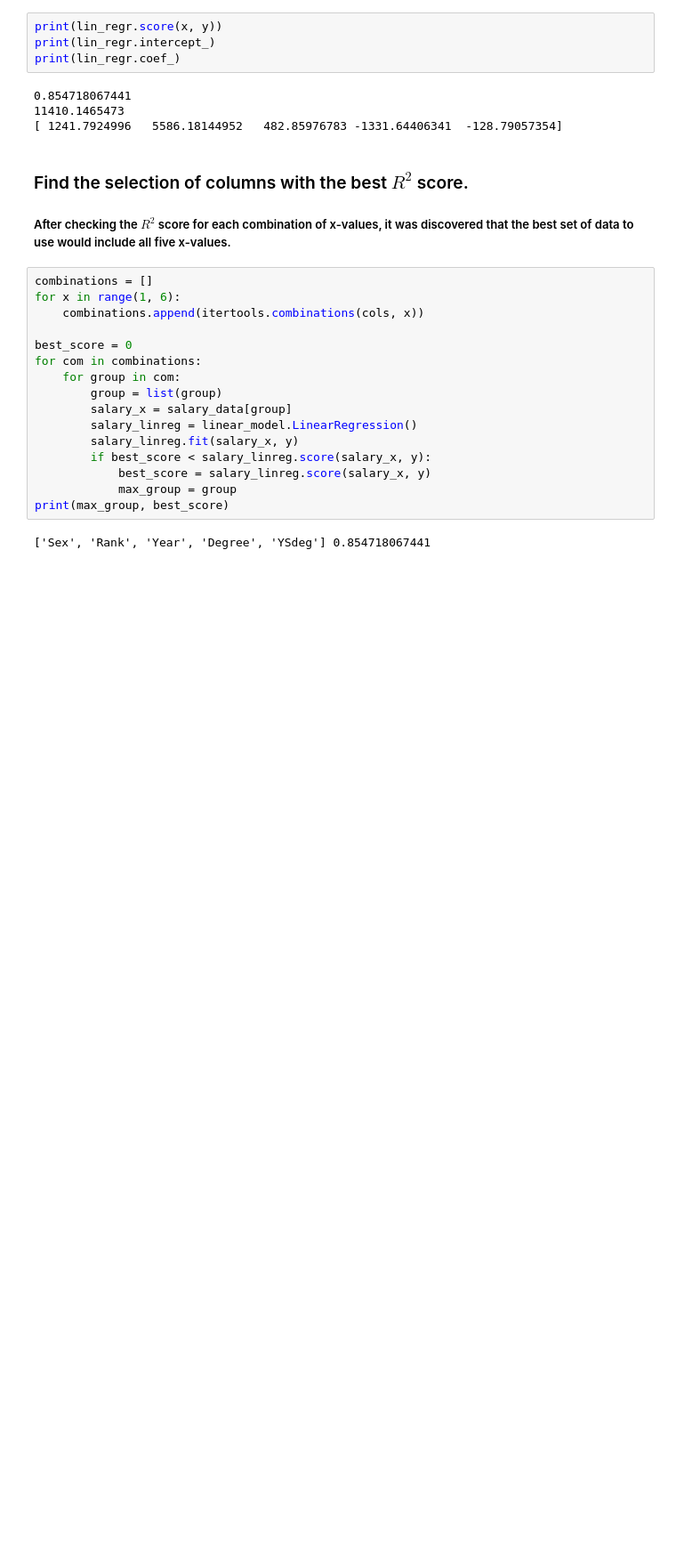
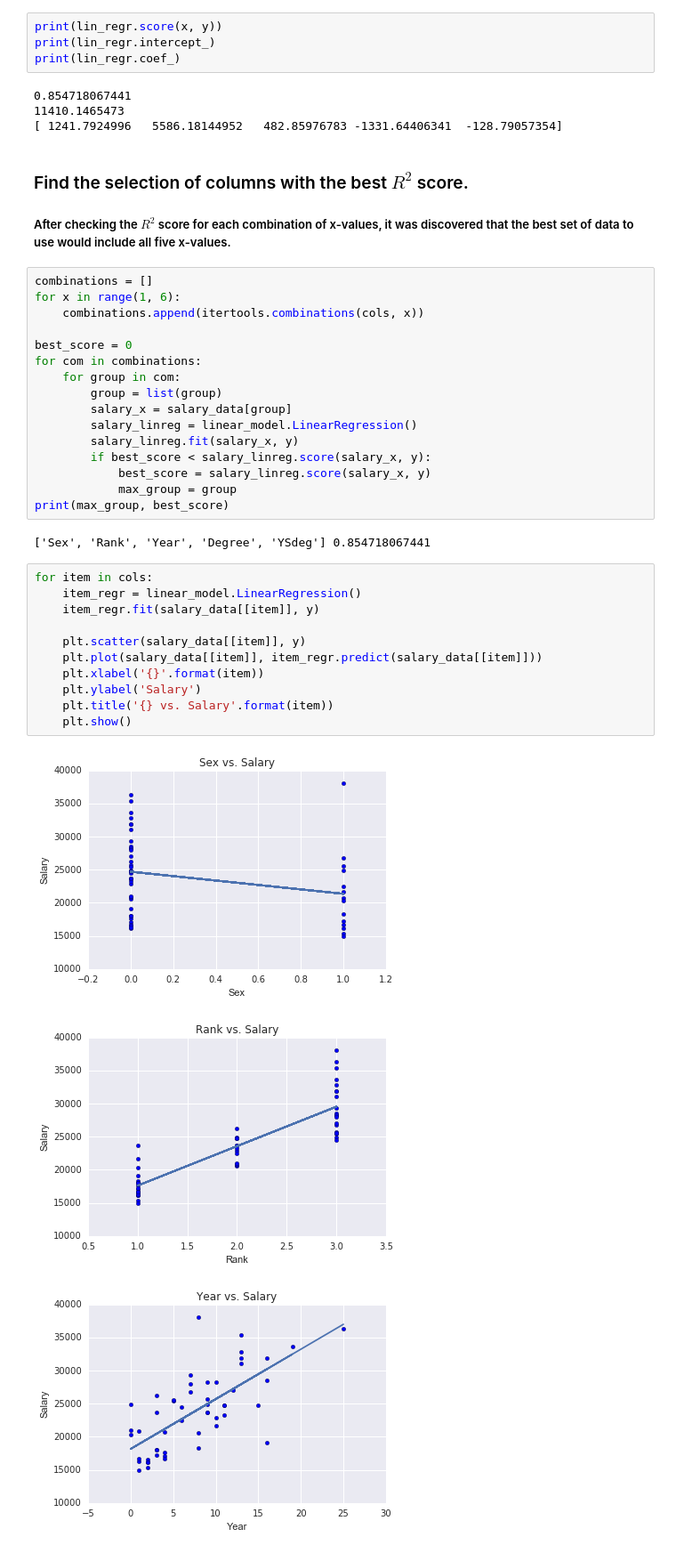
Before and after one commit to sateigen/linear-regression, a Jupyter notebook: simple-linear-regression.ipynb, the cells around one changed output. Shown: that part at 89% size. Drawn from its saved outputs; the diff is of its cells as text; blank space fills up the shorter version.

Commit message:
Added conclusions to Salary plot.

```diff
--- a/simple-linear-regression.ipynb
+++ b/simple-linear-regression.ipynb
@@ -150,3 +151,18 @@ for com in combinations:
 print(max_group, best_score)
 # %% [output]
 ['Sex', 'Rank', 'Year', 'Degree', 'YSdeg'] 0.854718067441
+# %%
+for item in cols:
+    item_regr = linear_model.LinearRegression()
+    item_regr.fit(salary_data[[item]], y)
+
+    plt.scatter(salary_data[[item]], y)
+    plt.plot(salary_data[[item]], item_regr.predict(salary_data[[item]]))
+    plt.xlabel('{}'.format(item))
+    plt.ylabel('Salary')
+    plt.title('{} vs. Salary'.format(item))
+    plt.show()
+# %% [output]
+[figure, added]
+[figure, added]
+[figure, added]
```
Also changed, not shown: parts of 7 cells of this notebook.
